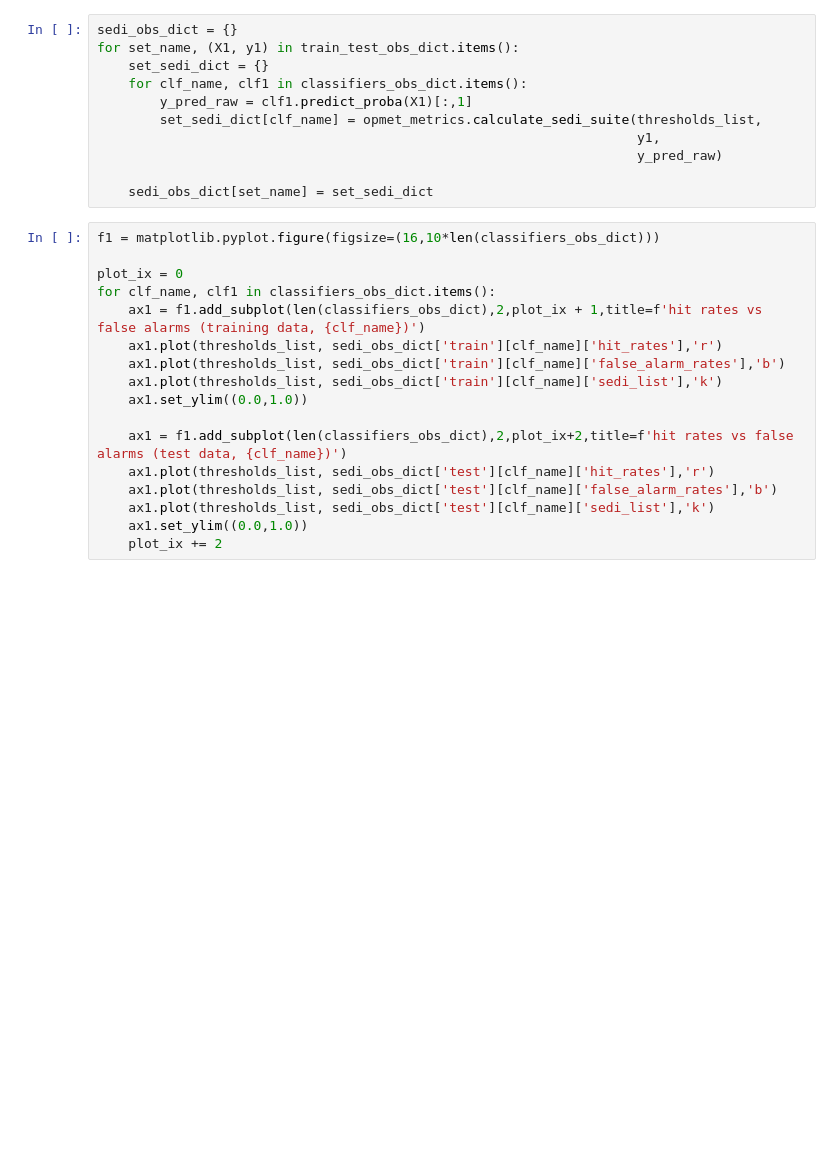
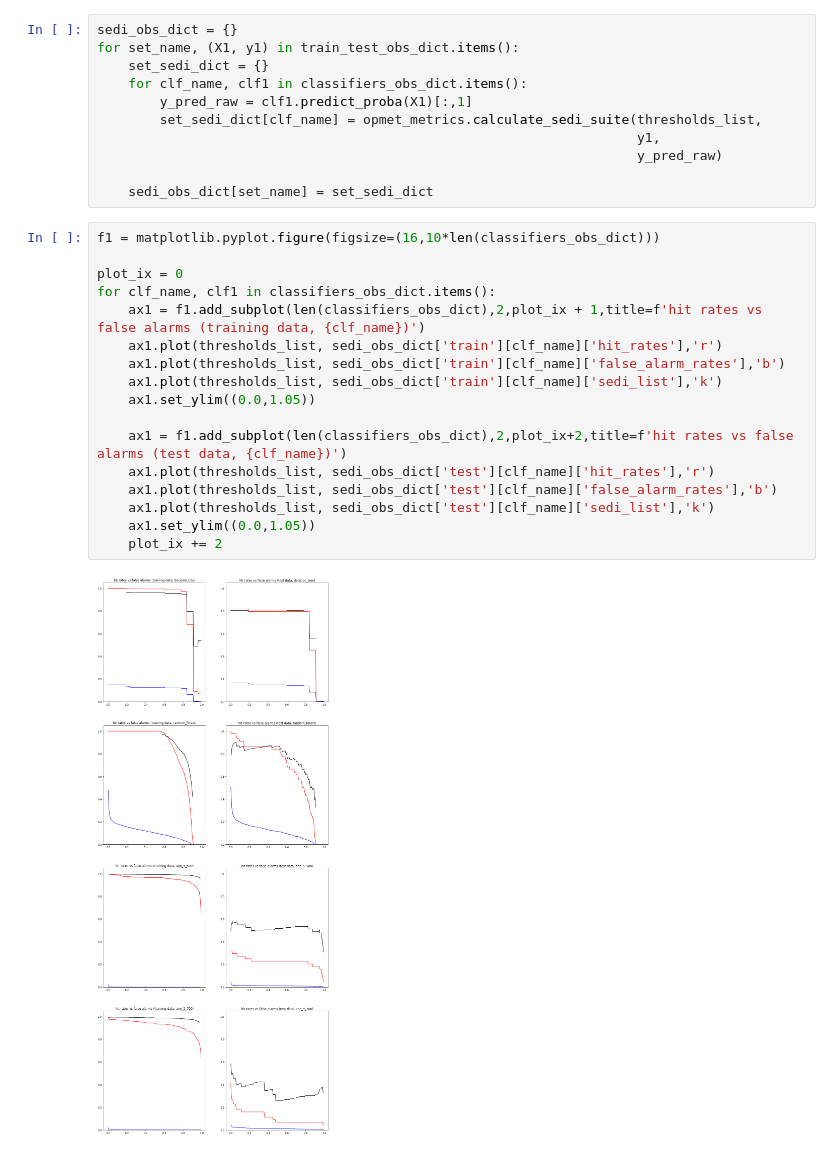
Before and after one commit to MetOffice/data_science_cop, a Jupyter notebook: challenges/opmet_challenge_ml_rotors_resampling_probs.ipynb, the cells around one changed output. Saved outputs shown, nothing was run; the diff lists cells and outputs as text; blank space fills up the shorter version.

```diff
--- a/challenges/opmet_challenge_ml_rotors_resampling_probs.ipynb
+++ b/challenges/opmet_challenge_ml_rotors_resampling_probs.ipynb
@@ -554,17 +593,19 @@ for set_name, (X1, y1) in train_test_obs_dict.items():
 # %%
 f1 = matplotlib.pyplot.figure(figsize=(16,10*len(classifiers_obs_dict)))
 
 plot_ix = 0
 for clf_name, clf1 in classifiers_obs_dict.items():
     ax1 = f1.add_subplot(len(classifiers_obs_dict),2,plot_ix + 1,title=f'hit rates vs false alarms (training data, {clf_name})')
     ax1.plot(thresholds_list, sedi_obs_dict['train'][clf_name]['hit_rates'],'r')
     ax1.plot(thresholds_list, sedi_obs_dict['train'][clf_name]['false_alarm_rates'],'b')
     ax1.plot(thresholds_list, sedi_obs_dict['train'][clf_name]['sedi_list'],'k')
-    ax1.set_ylim((0.0,1.0))
+    ax1.set_ylim((0.0,1.05))
 
     ax1 = f1.add_subplot(len(classifiers_obs_dict),2,plot_ix+2,title=f'hit rates vs false alarms (test data, {clf_name})')
     ax1.plot(thresholds_list, sedi_obs_dict['test'][clf_name]['hit_rates'],'r')
     ax1.plot(thresholds_list, sedi_obs_dict['test'][clf_name]['false_alarm_rates'],'b')
     ax1.plot(thresholds_list, sedi_obs_dict['test'][clf_name]['sedi_list'],'k')
-    ax1.set_ylim((0.0,1.0))
+    ax1.set_ylim((0.0,1.05))
     plot_ix += 2
+# %% [output]
+[figure, added]
```
Also changed, not shown: parts of 12 cells of this notebook, 1 other file.
